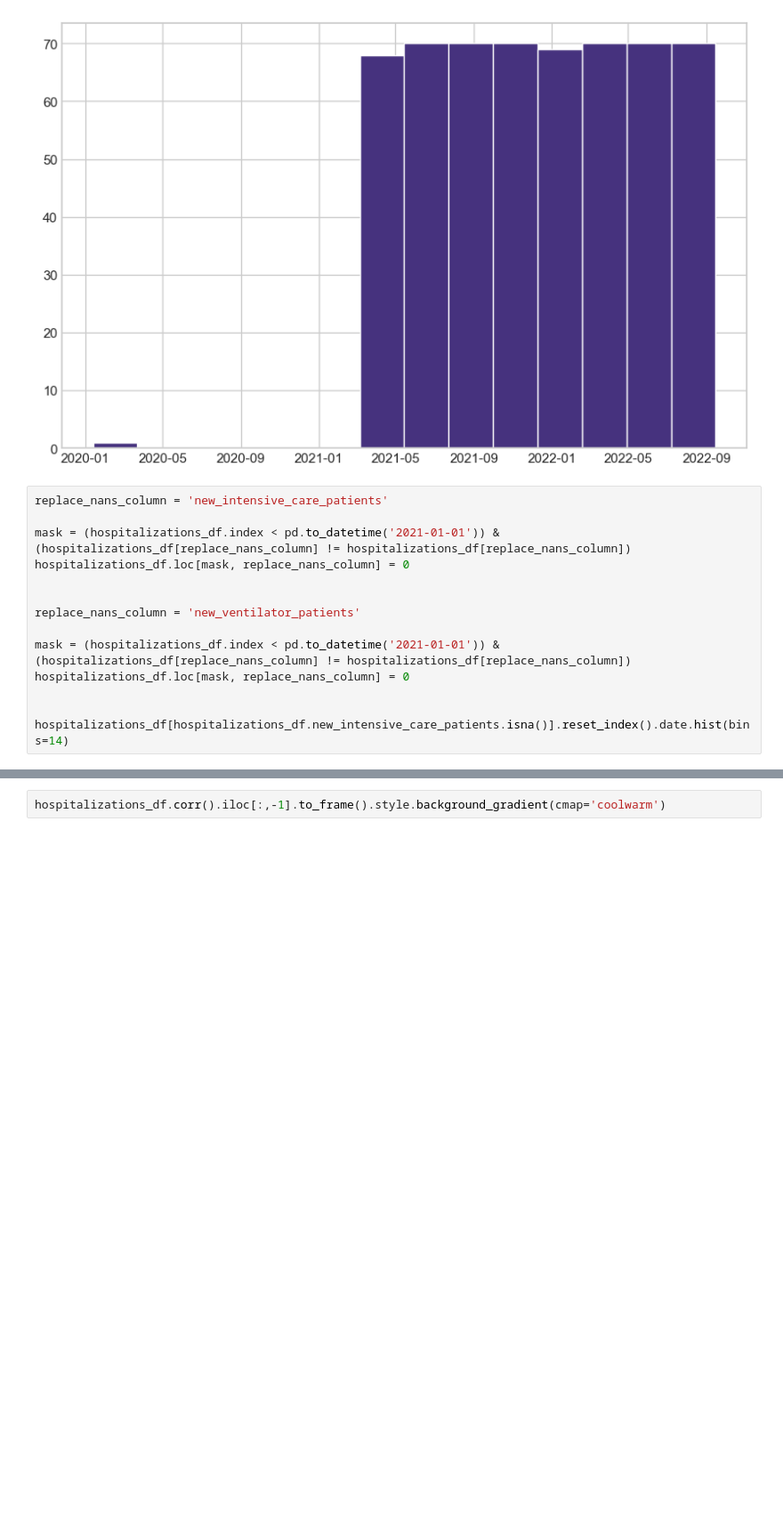
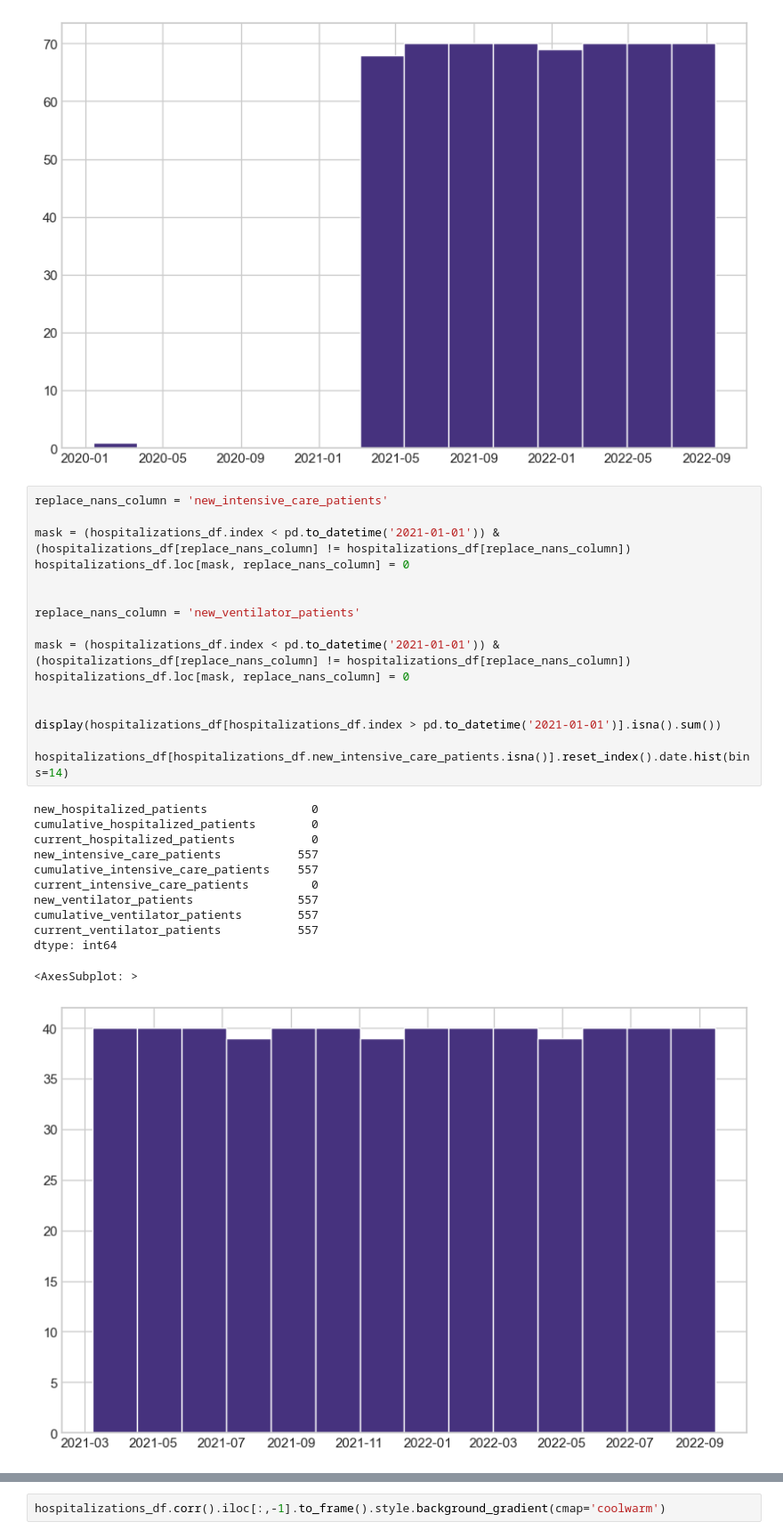
Before and after one commit to scelarek/CovidCast, a Jupyter notebook: Capstone/Main File.ipynb, the cells around one changed output, grey strips where cells are left out. Shown at 89% size. Cells and saved outputs as stored; diff of their text form; blank space fills up the shorter version.

```diff
--- a/Capstone/Main File.ipynb
+++ b/Capstone/Main File.ipynb
@@ -515,15 +535,30 @@ dtype: int64
 # %%
 replace_nans_column = 'new_intensive_care_patients'
 
 mask = (hospitalizations_df.index < pd.to_datetime('2021-01-01')) & (hospitalizations_df[replace_nans_column] != hospitalizations_df[replace_nans_column])
 hospitalizations_df.loc[mask, replace_nans_column] = 0
 
 
 replace_nans_column = 'new_ventilator_patients'
 
 mask = (hospitalizations_df.index < pd.to_datetime('2021-01-01')) & (hospitalizations_df[replace_nans_column] != hospitalizations_df[replace_nans_column])
 hospitalizations_df.loc[mask, replace_nans_column] = 0
 
 
+display(hospitalizations_df[hospitalizations_df.index > pd.to_datetime('2021-01-01')].isna().sum())
+
 hospitalizations_df[hospitalizations_df.new_intensive_care_patients.isna()].reset_index().date.hist(bins=14)
+# %% [output]
+new_hospitalized_patients               0
+cumulative_hospitalized_patients        0
+current_hospitalized_patients           0
+new_intensive_care_patients           557
+cumulative_intensive_care_patients    557
+current_intensive_care_patients         0
+new_ventilator_patients               557
+cumulative_ventilator_patients        557
+current_ventilator_patients           557
+dtype: int64
+<AxesSubplot: >
+[figure, added]
 # %%
```
Also changed, not shown: parts of 15 cells of this notebook, 2 other files.
